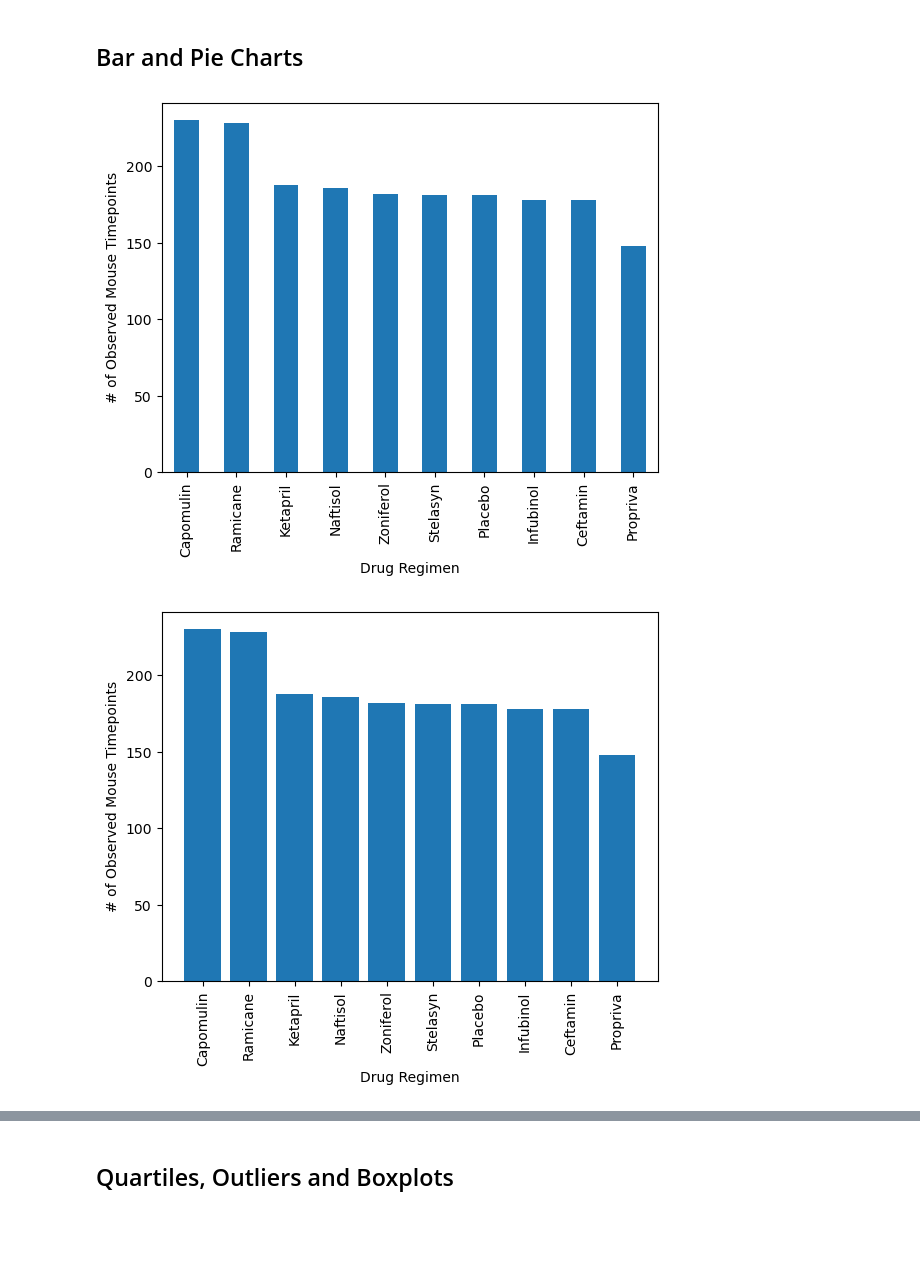
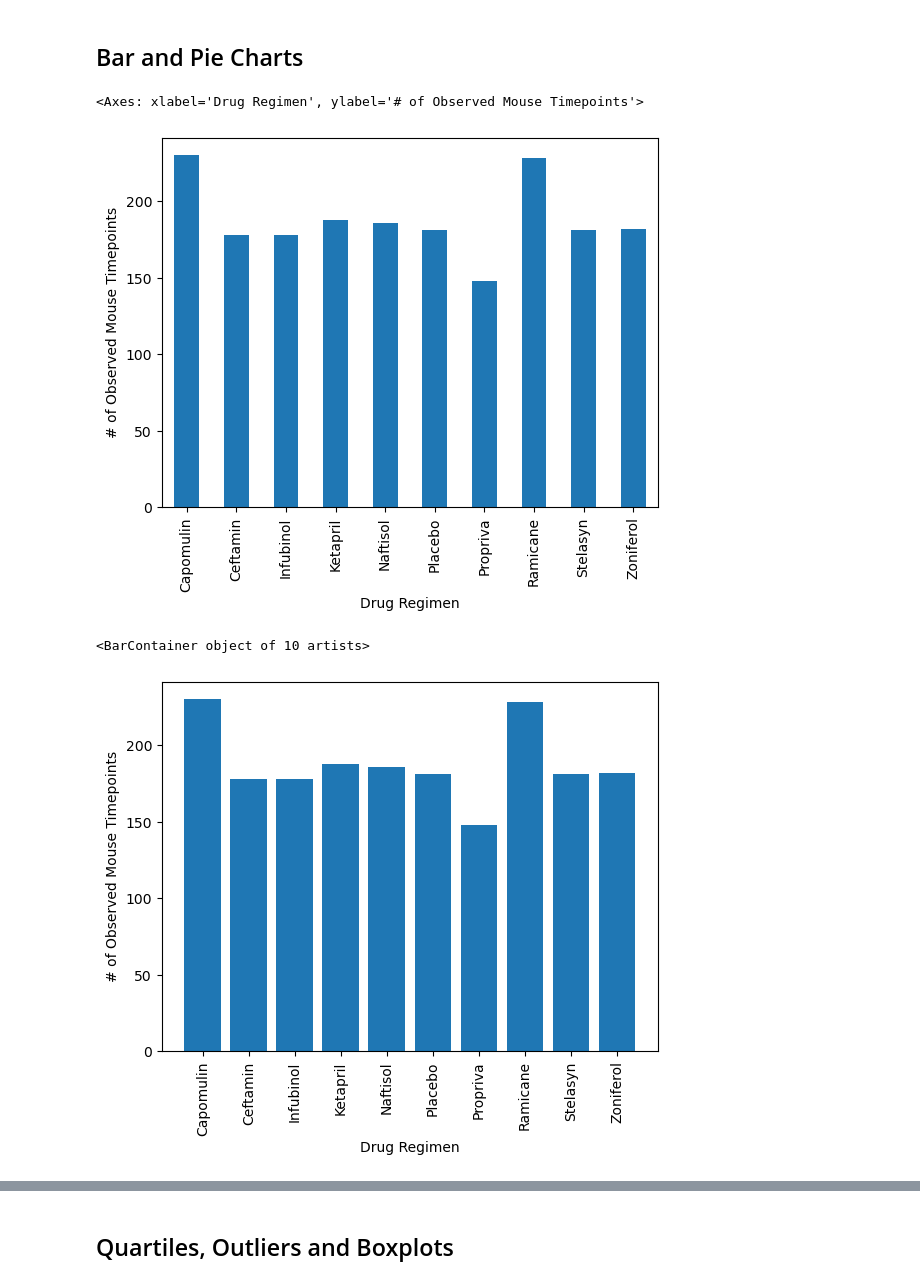
Before and after one commit to dsfackrell/Module5Challenge, a Jupyter notebook: Pymaceuticals/pymaceuticals.ipynb, the cells around one changed output, grey strips where cells are left out. Saved outputs shown, nothing was run; the diff lists cells and outputs as text; code cells hidden in the pictures; blank space fills up the shorter version.

```diff
--- a/Pymaceuticals/pymaceuticals.ipynb
+++ b/Pymaceuticals/pymaceuticals.ipynb
@@ -145,9 +145,17 @@ drug_summary
 ## Bar and Pie Charts
 # %%
 # Generate a bar plot showing the total number of rows (Mouse ID/Timepoints) for each drug regimen using Pandas.
+bar_plot_data = clean_mouse_data_df.groupby('Drug Regimen')['Timepoint'].count()
+bar_plot_data.plot.bar(x='Drug Regimen', y='Timepoint', ylabel='# of Observed Mouse Timepoints')
 # %% [output]
+<Axes: xlabel='Drug Regimen', ylabel='# of Observed Mouse Timepoints'>
-[figure, old version]
+[figure, new version]
 # %%
 # Generate a bar plot showing the total number of rows (Mouse ID/Timepoints) for each drug regimen using pyplot.
+plt.xticks(rotation='vertical')
+plt.xlabel("Drug Regimen")
+plt.ylabel('# of Observed Mouse Timepoints')
+plt.bar(bar_plot_data.index, bar_plot_data.values)
 # %% [output]
+<BarContainer object of 10 artists>
-[figure, old version]
+[figure, new version]
```
Also changed, not shown: parts of 3 cells of this notebook.
